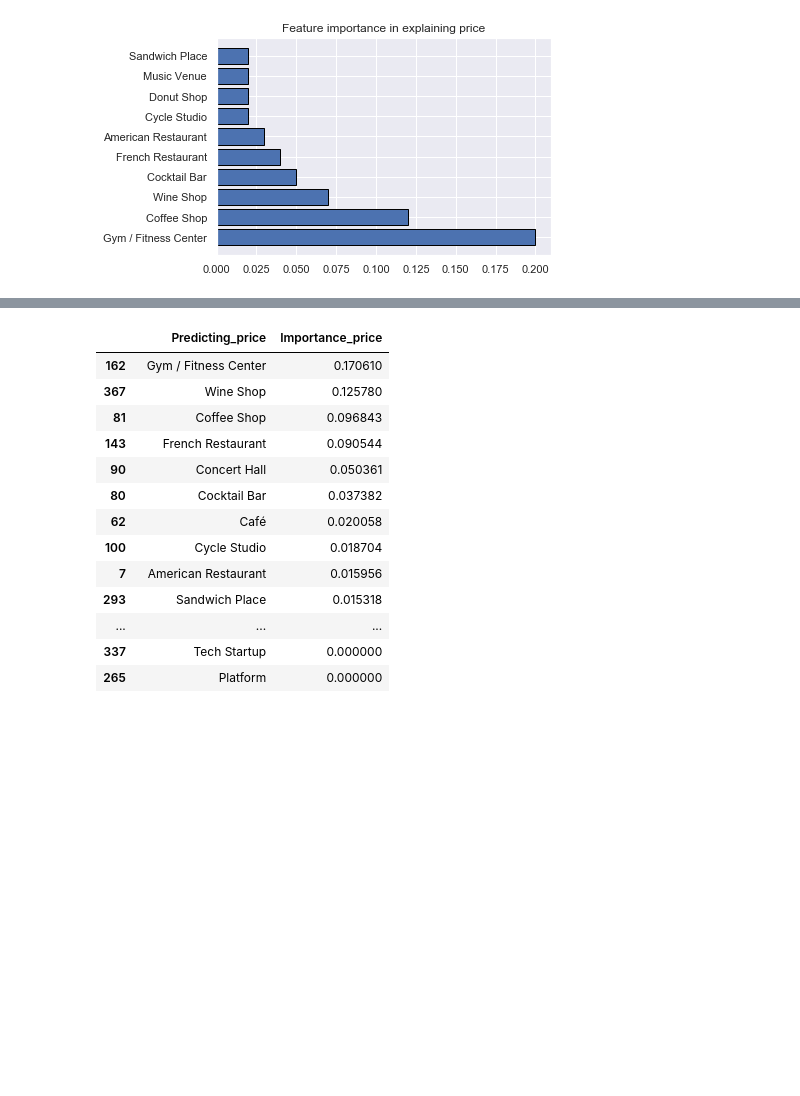
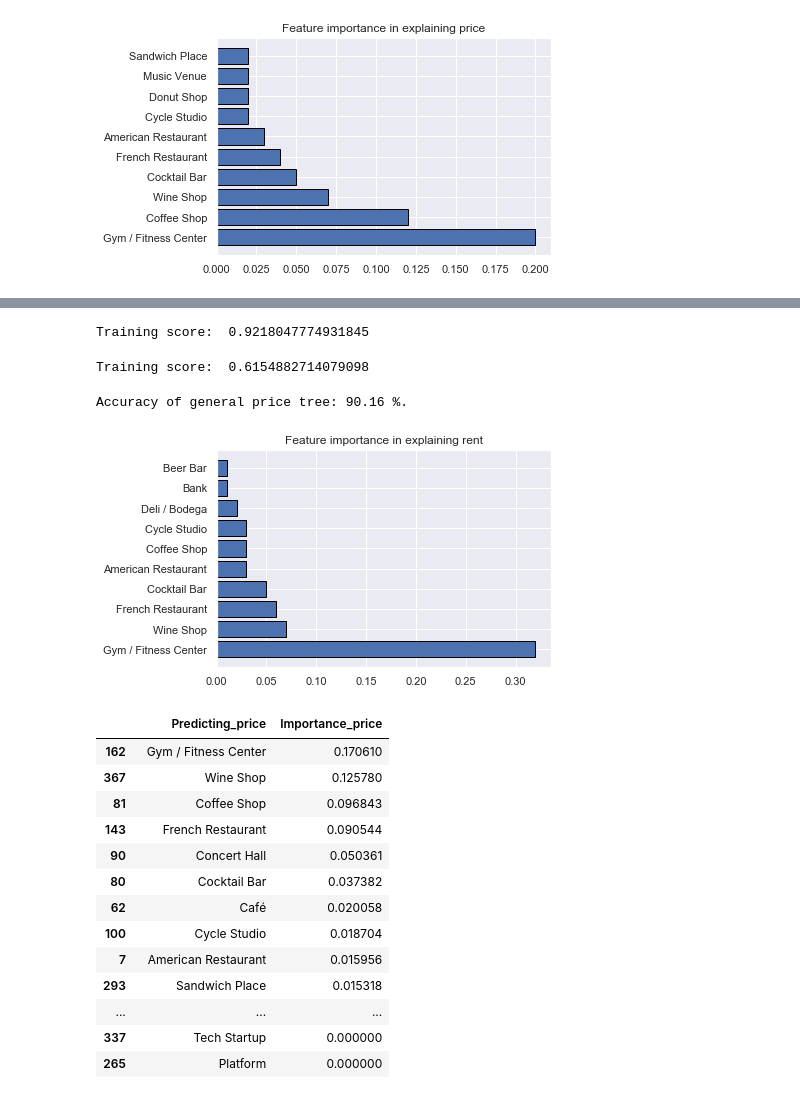
Before and after one commit to allaccountstaken/predicting_urban_home_values, a Jupyter notebook: Predicting Home Values Using Venues.ipynb, the cells around one changed output, grey strips where cells are left out. Saved outputs shown, nothing was run; the diff lists cells and outputs as text; code cells hidden in the pictures; blank space fills up the shorter version.

```diff
--- a/Predicting Home Values Using Venues.ipynb
+++ b/Predicting Home Values Using Venues.ipynb
@@ -551,11 +576,16 @@ X = df_analysis_dataset.drop(['Zipcode', 'Borough', 'Price', 'Rent', 'Cluster',
 # Saving feature names for later use
 feature_list = list(X.columns)
 # %%
-# Using Skicit-learn to split data into training and testing sets
-from sklearn.model_selection import train_test_split
-# Split the data into training and testing sets
-X_train, X_test, y_price_train, y_price_test = train_test_split(
-    X, y_price, test_size = 0.20, random_state = 0)
+# Split the benchmark data into training and testing sets
+X_train, X_test, y_price_train, y_price_test = train_test_split(X, y_price,
+                                                                test_size = 0.20, random_state = 0)
 
-X_train, X_test, y_rent_train, y_rent_test = train_test_split(
-    X, y_rent, test_size = 0.20, random_state = 0)
+X_train, X_test, y_rent_train, y_rent_test = train_test_split(X, y_rent,
+                                                              test_size = 0.20, random_state = 0)
+
+# High demand areas:
+X_high_train, X_high_test, y_price_high_train, y_price_high_test = train_test_split(X_high, y_price_high,
+                                                                test_size = 0.20, random_state = 0)
+
+X_high_train, X_high_test, y_rent_high_train, y_rent_high_test = train_test_split(X_high, y_rent_high,
+                                                                test_size = 0.20, random_state = 0)
@@ -562,9 +594,9 @@ X_train, X_test, y_rent_train, y_rent_test = train_test_split(
 # %%
-from sklearn.ensemble import RandomForestRegressor
-from sklearn.datasets import make_regression
+#from sklearn.ensemble import RandomForestRegressor
+#from sklearn.datasets import make_regression
 #X, y = make_regression(n_features=4, n_informative=2, random_state=0, shuffle=False)
-regr = RandomForestRegressor(max_depth=5, n_estimators=1000, random_state=0)
-regr.fit(X_train, y_price_train)
+price_regr = RandomForestRegressor(max_depth=5, n_estimators=1000, random_state=0)
+price_regr.fit(X_train, y_price_train)
 # %% [output]
 RandomForestRegressor(bootstrap=True, criterion='mse', max_depth=5,
                       max_features='auto', max_leaf_nodes=None,
@@ -645,0 +682,3 @@ plt.show()
+# %%
+rent_regr = RandomForestRegressor(max_depth=5, n_estimators=1000, random_state=0)
+rent_regr.fit(X_train, y_rent_train)
@@ -645,0 +693,20 @@ plt.show()
+# %%
+print("Training score: ", rent_regr.score(X_train, y_rent_train))
+# %% [output]
+Training score:  0.9218047774931845
+# %%
+print("Training score: ", rent_regr.score(X_test, y_rent_test))
+# %% [output]
+Training score:  0.6154882714079098
+# %%
+# Use the forest's predict method on the test data
+predictions = rent_regr.predict(X_test)
+# Calculate the absolute errors
+errors = abs(predictions - y_rent_test)
+# Calculate mean absolute percentage error (MAPE)
+mape = 100 * (errors / y_rent_test)
+# Calculate and display accuracy
+accuracy = 100 - np.mean(mape)
+print('Accuracy of general price tree:', round(accuracy, 2), '%.')
+# %% [output]
+Accuracy of general price tree: 90.16 %.
@@ -646,3 +726,19 @@ plt.show()
+# %%
+# Get numerical feature importances
+importances = list(rent_regr.feature_importances_)
+# List of tuples with variable and importance
+feature_importances = [(feature, round(importance, 2))
+                       for feature, importance in zip(feature_list, importances)]
+# Sort the feature importances by most important first
+feature_importances = sorted(feature_importances, key = lambda x: x[1], reverse = True)
+# %%
+x_val = [x[0] for x in feature_importances[0:10]]
+y_val = [x[1] for x in feature_importances[0:10]]
+plt.barh(x_val,y_val, edgecolor='black')
+plt.title('Feature importance in explaining rent')
+plt.show()
+# %% [output]
+[figure, added]
 # %%
 fi = pd.DataFrame({'Predicting_price': list(X_train.columns),
                    'Importance_price': regr.feature_importances_}).\
```
Also changed, not shown: parts of 18 cells of this notebook, 5 other files.
